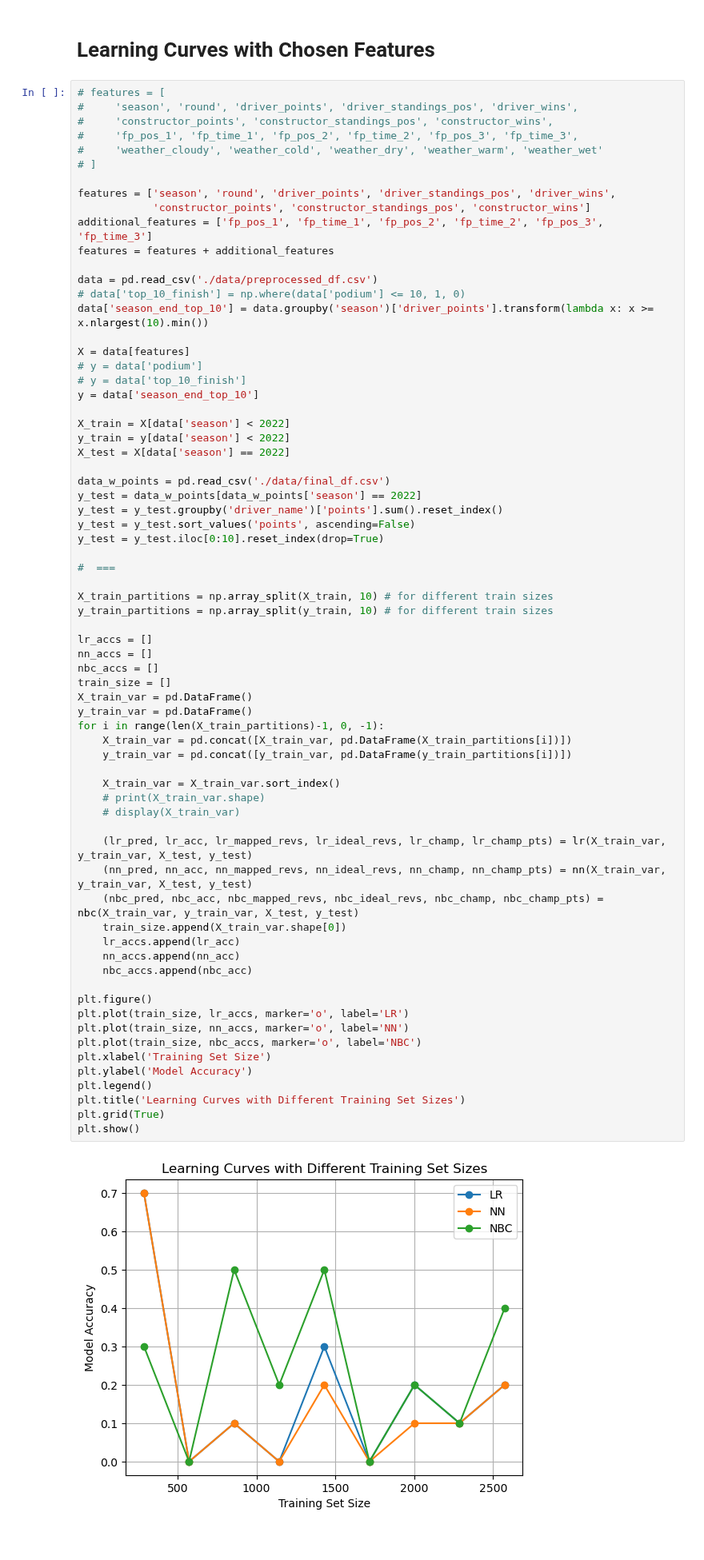
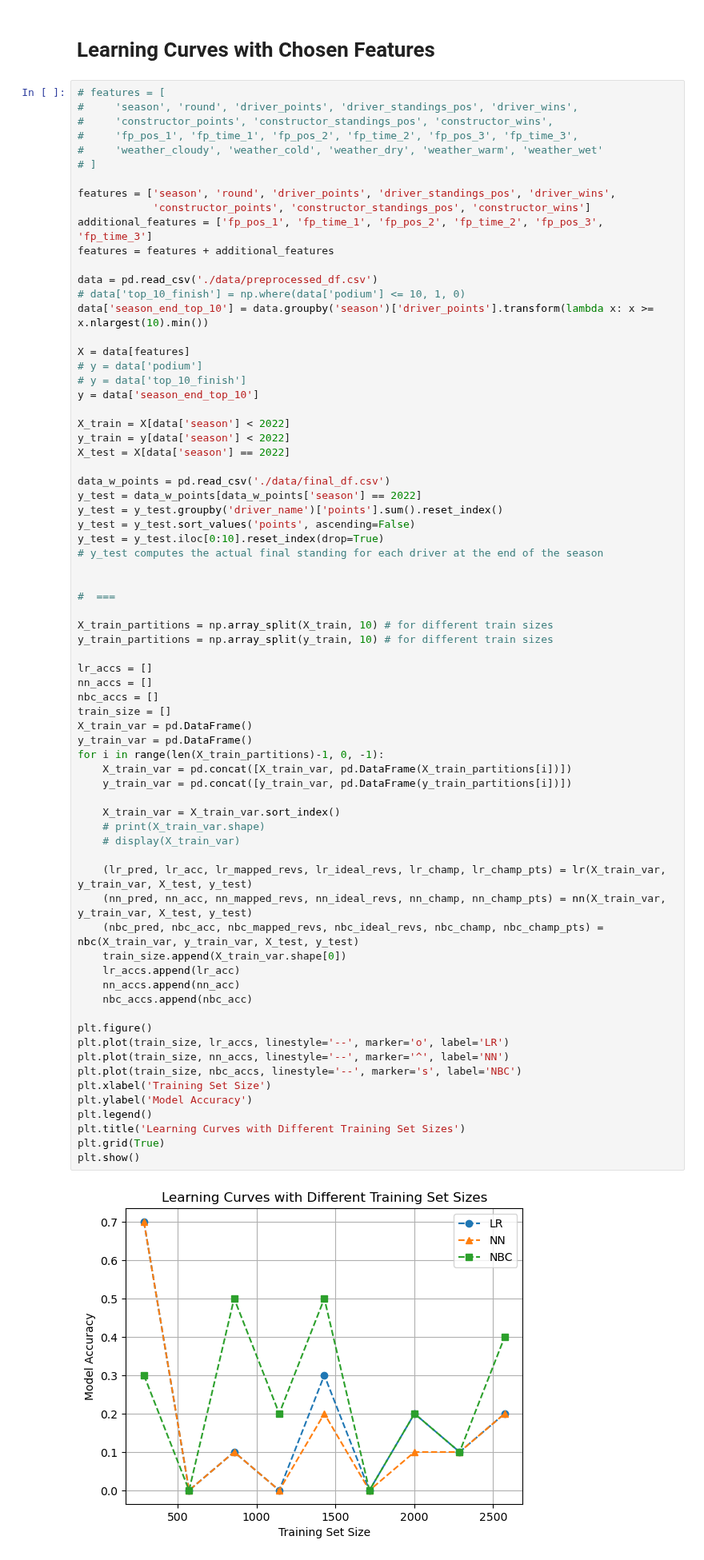
Before and after one commit to MauriceChiu7/573-f1, a Jupyter notebook: f1_models.ipynb, the cells around one changed output. Shown at 80% size. Cells and saved outputs as stored; diff of their text form.

```diff
--- a/f1_models.ipynb
+++ b/f1_models.ipynb
@@ -406,6 +406,8 @@ y_test = data_w_points[data_w_points['season'] == 2022]
 y_test = y_test.groupby('driver_name')['points'].sum().reset_index()
 y_test = y_test.sort_values('points', ascending=False)
 y_test = y_test.iloc[0:10].reset_index(drop=True)
+# y_test computes the actual final standing for each driver at the end of the season
+
 
 #  ===
 
@@ -415,34 +417,34 @@ y_train_partitions = np.array_split(y_train, 10) # for different train sizes
 lr_accs = []
 nn_accs = []
 nbc_accs = []
 train_size = []
 X_train_var = pd.DataFrame()
 y_train_var = pd.DataFrame()
 for i in range(len(X_train_partitions)-1, 0, -1):
     X_train_var = pd.concat([X_train_var, pd.DataFrame(X_train_partitions[i])])
     y_train_var = pd.concat([y_train_var, pd.DataFrame(y_train_partitions[i])])
 
     X_train_var = X_train_var.sort_index()
     # print(X_train_var.shape)
     # display(X_train_var)
 
     (lr_pred, lr_acc, lr_mapped_revs, lr_ideal_revs, lr_champ, lr_champ_pts) = lr(X_train_var, y_train_var, X_test, y_test)
     (nn_pred, nn_acc, nn_mapped_revs, nn_ideal_revs, nn_champ, nn_champ_pts) = nn(X_train_var, y_train_var, X_test, y_test)
     (nbc_pred, nbc_acc, nbc_mapped_revs, nbc_ideal_revs, nbc_champ, nbc_champ_pts) = nbc(X_train_var, y_train_var, X_test, y_test)
     train_size.append(X_train_var.shape[0])
     lr_accs.append(lr_acc)
     nn_accs.append(nn_acc)
     nbc_accs.append(nbc_acc)
 
 plt.figure()
-plt.plot(train_size, lr_accs, marker='o', label='LR')
-plt.plot(train_size, nn_accs, marker='o', label='NN')
-plt.plot(train_size, nbc_accs, marker='o', label='NBC')
+plt.plot(train_size, lr_accs, linestyle='--', marker='o', label='LR')
+plt.plot(train_size, nn_accs, linestyle='--', marker='^', label='NN')
+plt.plot(train_size, nbc_accs, linestyle='--', marker='s', label='NBC')
 plt.xlabel('Training Set Size')
 plt.ylabel('Model Accuracy')
 plt.legend()
 plt.title('Learning Curves with Different Training Set Sizes')
 plt.grid(True)
 plt.show()
 # %% [output]
-[figure, old version]
+[figure, new version]
```
Also changed, not shown: parts of 3 cells of this notebook, 1 other file.
